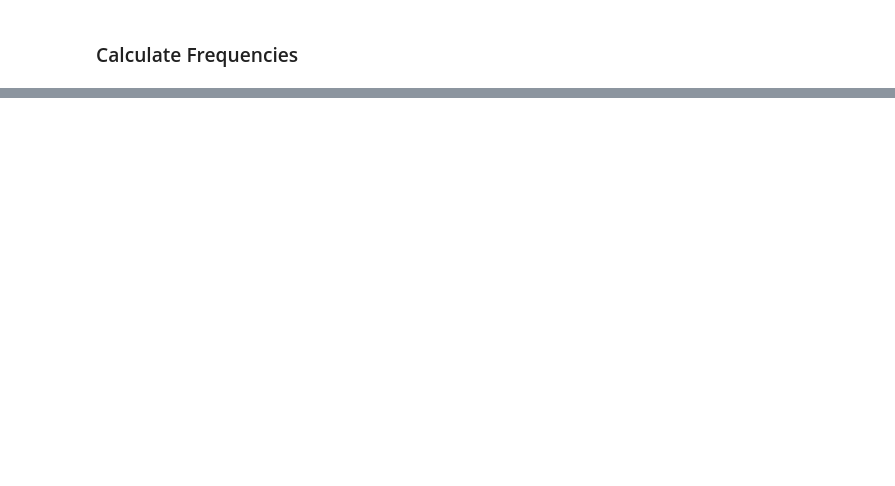
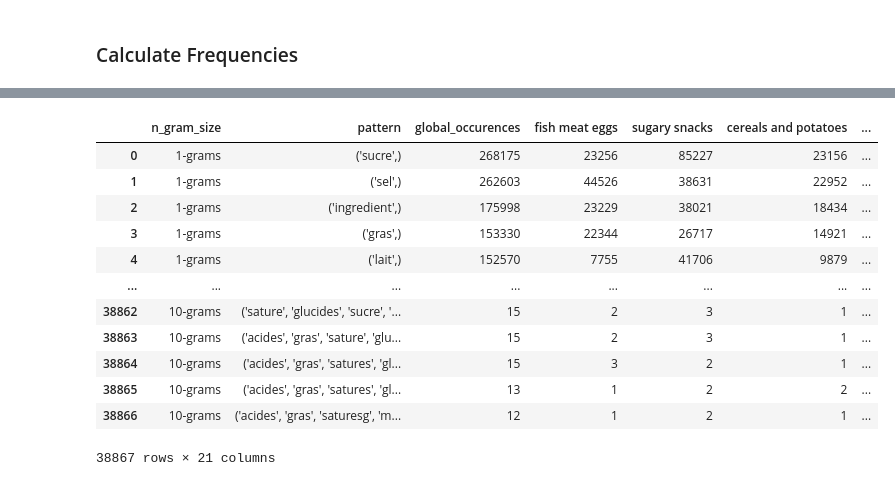
Before and after one commit to ramsyy0/OpenFoodFacts, a Jupyter notebook: notebooks/Ngrams_Frequencies.ipynb, the cells around one changed output, grey strips where cells are left out. Cells and saved outputs as stored; diff of their text form; code cells hidden in the pictures; blank space fills up the shorter version.

Commit message:
Created df of ngrams frequencies

```diff
--- a/notebooks/Ngrams_Frequencies.ipynb
+++ b/notebooks/Ngrams_Frequencies.ipynb
@@ -155,2 +105,6 @@ time: 116 ms (started: 2021-03-02 15:57:44 +01:00)
 # %% [markdown]
 ### Calculate Frequencies
+# %%
+# Load the whole clean dataset
+file ='../raw_data/ngrams_extracted_reduced.csv'
+ngrams_reduced_base = pd.read_csv(file)
@@ -156,0 +113,2 @@ time: 116 ms (started: 2021-03-02 15:57:44 +01:00)
+# %%
+ngrams_reduced = ngrams_reduced_base.copy()
@@ -156,0 +166,3 @@ time: 116 ms (started: 2021-03-02 15:57:44 +01:00)
+# %%
+#Calculate frequencies of occurences of pattern per categories
+categories_PNNS_1 = ['fish meat eggs', 'sugary snacks', 'cereals and potatoes', 'milk and dairy products', 'fat and sauces', 'fruits and vegetables', 'salty snacks', 'beverages', 'composite foods']
@@ -156,0 +171,40 @@ time: 116 ms (started: 2021-03-02 15:57:44 +01:00)
+# %%
+# Calculate frequencies of patterns per categories
+
+def loop_frequencies_calculation(df):
+    """Calculate relative frequencies of each pattern per category"""
+
+    # Loop the operation over each category in the df
+    for cat in categories_PNNS_1:
+        # Loop over each row of the category
+        cat_frequencies = []
+
+        for i in range(len(df)):
+            row = df.iloc[i]
+            # Calculate the relative frequency of the pattern in this category
+            # -> Divide its number of occurences in this category,
+            #    by its global number of occurences
+            cat_frequencies.append(round((row[cat] / row.global_occurences), 3))
+
+        # Create a new column with the frequencies of this category
+        df[str('freq - ' + cat)] = pd.Series(cat_frequencies)
+
+    return df
+
+
+# Apply the function
+loop_frequencies_calculation(ngrams_reduced)
+# %% [output]
+|  | n_gram_size | pattern | global_occurences | fish meat eggs | sugary snacks | cereals and potatoes | ... |
+| 0 | 1-grams | ('sucre',) | 268175 | 23256 | 85227 | 23156 | ... |
+| 1 | 1-grams | ('sel',) | 262603 | 44526 | 38631 | 22952 | ... |
+| 2 | 1-grams | ('ingredient',) | 175998 | 23229 | 38021 | 18434 | ... |
+| 3 | 1-grams | ('gras',) | 153330 | 22344 | 26717 | 14921 | ... |
+| 4 | 1-grams | ('lait',) | 152570 | 7755 | 41706 | 9879 | ... |
+| ... | ... | ... | ... | ... | ... | ... | ... |
+| 38862 | 10-grams | ('sature', 'glucides', 'sucre', '... | 15 | 2 | 3 | 1 | ... |
+| 38863 | 10-grams | ('acides', 'gras', 'sature', 'glu... | 15 | 2 | 3 | 1 | ... |
+| 38864 | 10-grams | ('acides', 'gras', 'satures', 'gl... | 15 | 3 | 2 | 1 | ... |
+| 38865 | 10-grams | ('acides', 'gras', 'satures', 'gl... | 13 | 1 | 2 | 2 | ... |
+| 38866 | 10-grams | ('acides', 'gras', 'saturesg', 'm... | 12 | 1 | 2 | 1 | ... |
+38867 rows × 21 columns
```
Also changed, not shown: parts of 28 cells of this notebook.
